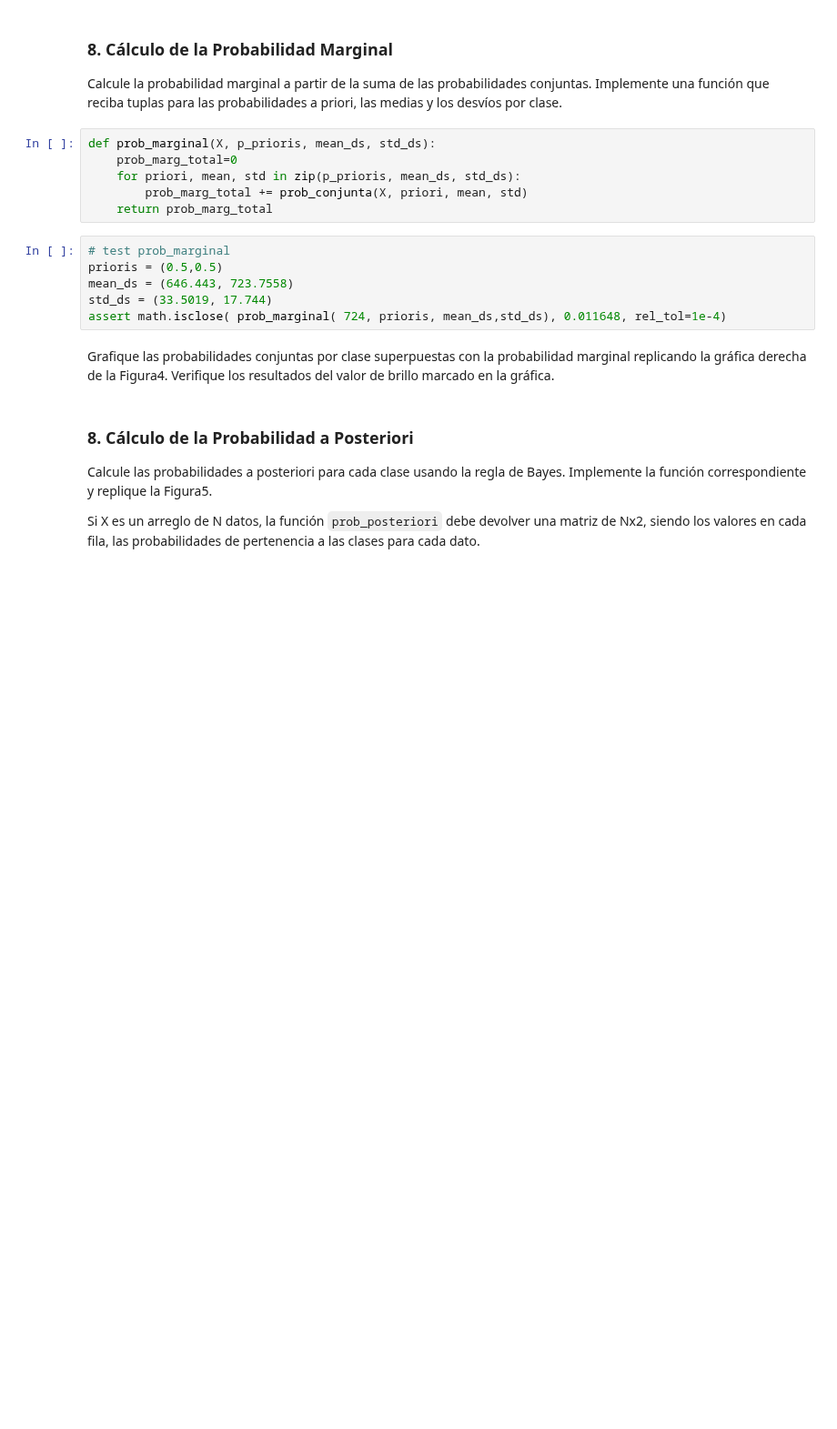
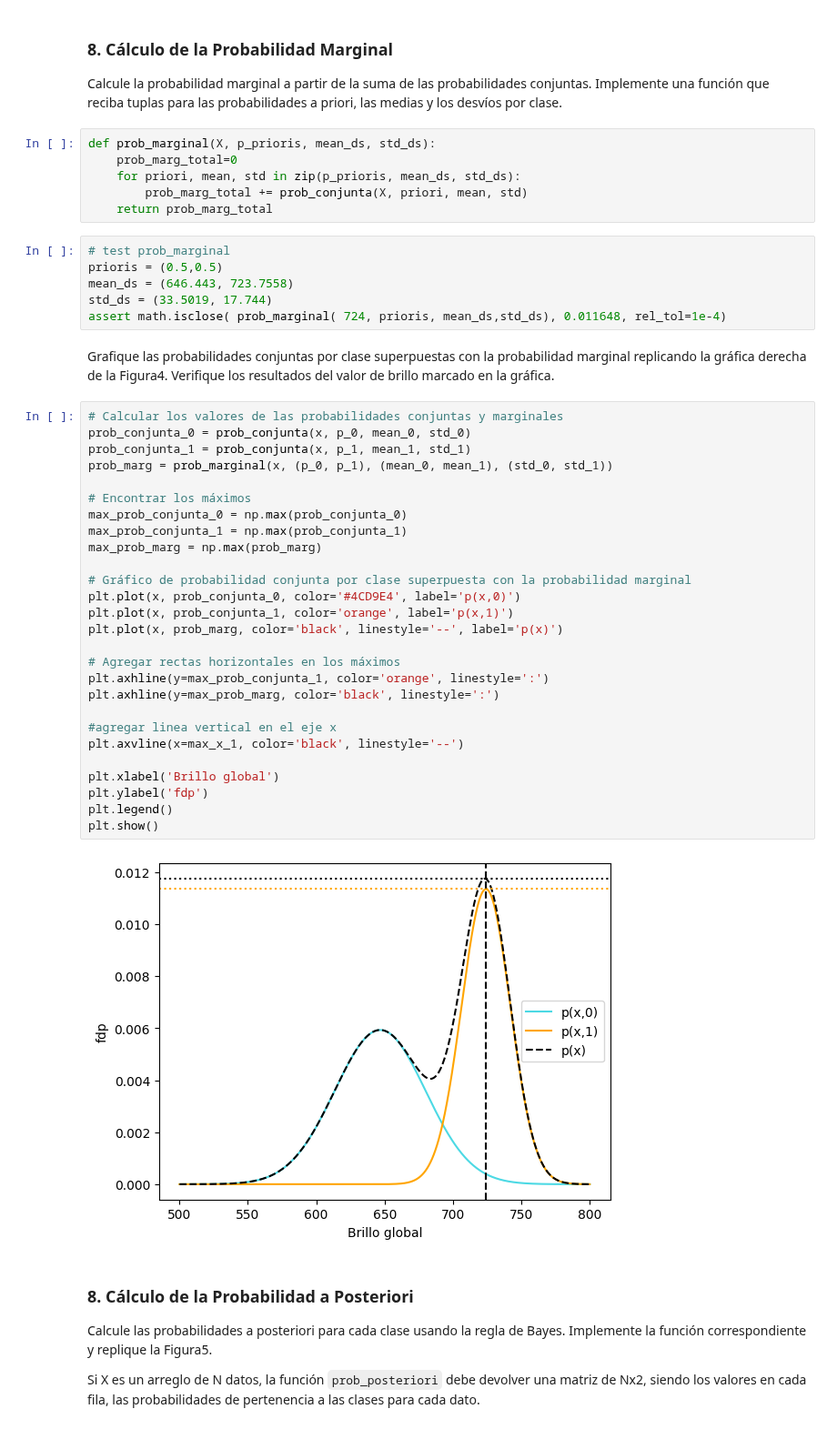
Before and after one commit to axelescalante0/Aprendizaje-Maquinal, a Jupyter notebook: Scrips/Clasificador Bayesiano/ClasificadorBayes.ipynb, the cells around one changed output. Shown at 91% size. Drawn from its saved outputs; the diff is of its cells as text; blank space fills up the shorter version.

Commit message:
Naive Bayes: Agregamos grafico de prob conjunta y marginal. Ademas del calculo de probabilidad posteriori

```diff
--- a/Scrips/Clasificador Bayesiano/ClasificadorBayes.ipynb
+++ b/Scrips/Clasificador Bayesiano/ClasificadorBayes.ipynb
@@ -326,6 +326,35 @@ std_ds = (33.5019, 17.744)
 assert math.isclose( prob_marginal( 724, prioris, mean_ds,std_ds), 0.011648, rel_tol=1e-4)
 # %% [markdown]
 Grafique las probabilidades conjuntas por clase superpuestas con la probabilidad marginal replicando la gráfica derecha de la Figura4. Verifique los resultados del valor de brillo marcado en la gráfica.
+# %%
+# Calcular los valores de las probabilidades conjuntas y marginales
+prob_conjunta_0 = prob_conjunta(x, p_0, mean_0, std_0)
+prob_conjunta_1 = prob_conjunta(x, p_1, mean_1, std_1)
+prob_marg = prob_marginal(x, (p_0, p_1), (mean_0, mean_1), (std_0, std_1))
+
+# Encontrar los máximos
+max_prob_conjunta_0 = np.max(prob_conjunta_0)
+max_prob_conjunta_1 = np.max(prob_conjunta_1)
+max_prob_marg = np.max(prob_marg)
+
+# Gráfico de probabilidad conjunta por clase superpuesta con la probabilidad marginal
+plt.plot(x, prob_conjunta_0, color='#4CD9E4', label='p(x,0)')
+plt.plot(x, prob_conjunta_1, color='orange', label='p(x,1)')
+plt.plot(x, prob_marg, color='black', linestyle='--', label='p(x)')
+
+# Agregar rectas horizontales en los máximos
+plt.axhline(y=max_prob_conjunta_1, color='orange', linestyle=':')
+plt.axhline(y=max_prob_marg, color='black', linestyle=':')
+
+#agregar linea vertical en el eje x
+plt.axvline(x=max_x_1, color='black', linestyle='--')
+
+plt.xlabel('Brillo global')
+plt.ylabel('fdp')
+plt.legend()
+plt.show()
+# %% [output]
+[figure, added]
 # %% [markdown]
 ### 8. Cálculo de la Probabilidad a Posteriori
 
```
Also changed, not shown: parts of 5 cells of this notebook.
